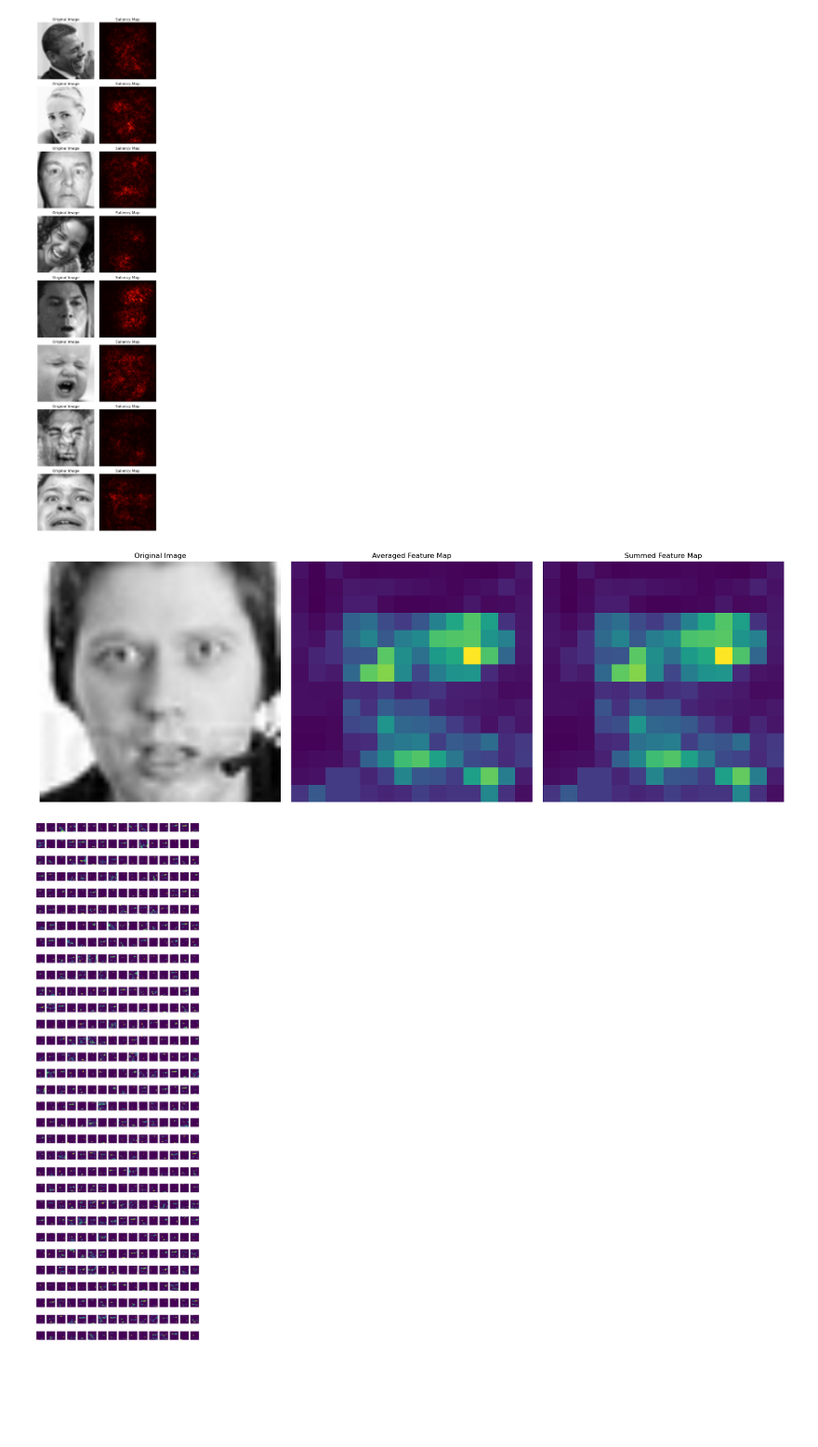
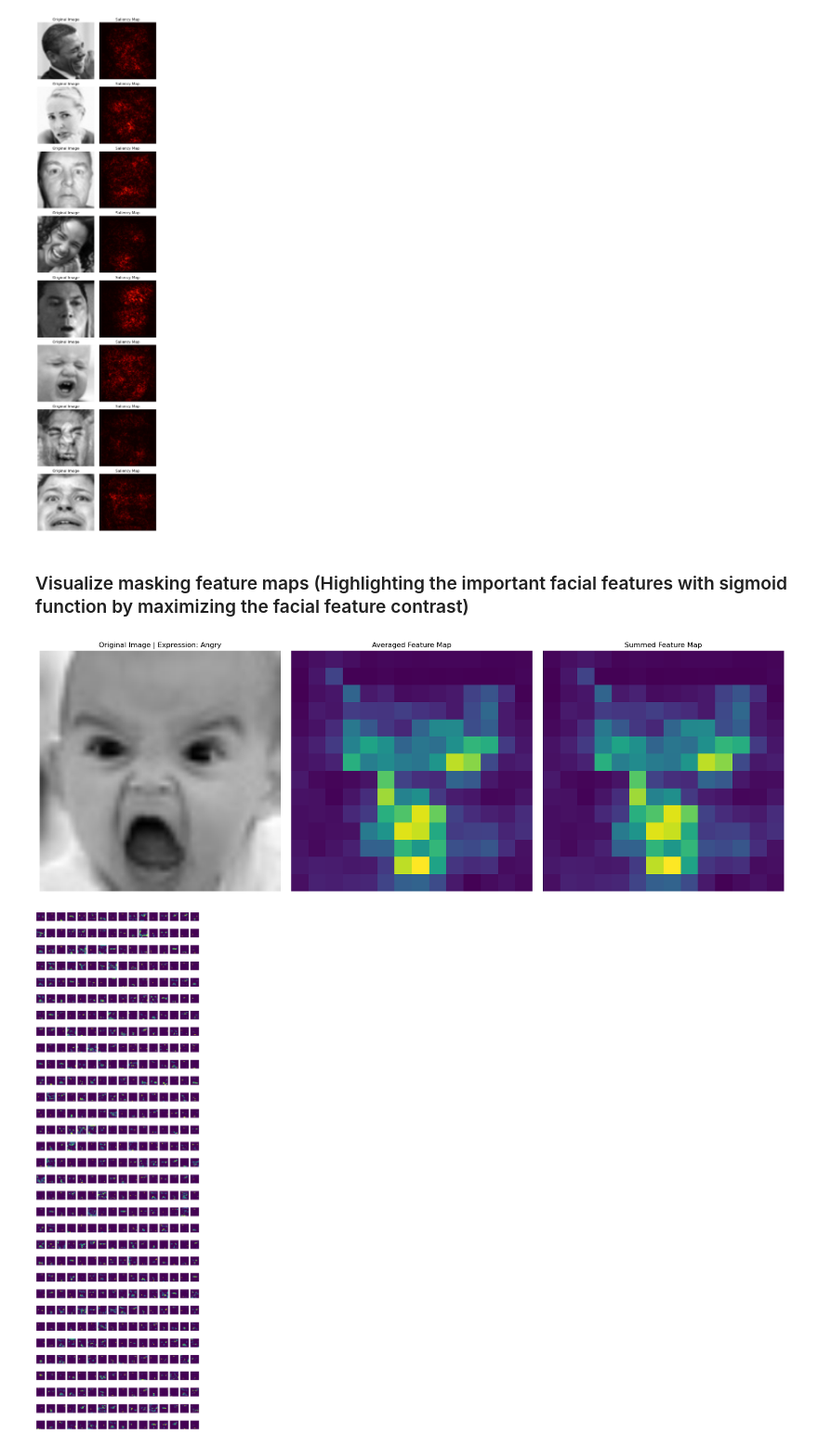
Before and after one commit to beamsbe97/FER_ModernAI, a Jupyter notebook: RMN (Batch 8 LR 0.00055).ipynb, the cells around one changed output. Shown at 93% size. Saved outputs shown, nothing was run; the diff lists cells and outputs as text; code cells hidden in the pictures; blank space fills up the shorter version.

```diff
--- a/RMN (Batch 8 LR 0.00055).ipynb
+++ b/RMN (Batch 8 LR 0.00055).ipynb
@@ -278,12 +280,10 @@ plt.tight_layout()
 plt.show()
 # %% [output]
 [figure]
+# %% [markdown]
+### Visualize masking feature maps (Highlighting the important facial features with sigmoid function by maximizing the facial feature contrast)
 # %%
-import torch
-import matplotlib.pyplot as plt
-import numpy as np
-
-def visualize_combined_feature_map(image, feature_maps):
+def visualize_combined_feature_map(image, label, feature_maps):
     # Convert the image tensor to a numpy array and transpose to HxWxC
     image_np = image.cpu().numpy().transpose(1, 2, 0)
 
@@ -300,7 +300,7 @@ def visualize_combined_feature_map(image, feature_maps):
     fig, ax = plt.subplots(1, 3, figsize=(18, 6))
 
     ax[0].imshow(image_np)
-    ax[0].set_title('Original Image')
+    ax[0].set_title(f"Original Image | Expression: {results_label[label]}")
     ax[0].axis('off')
 
     ax[1].imshow(avg_feature_map, cmap='viridis')
@@ -329,21 +329,21 @@ def visualize_combined_feature_map(image, feature_maps):
 
     plt.tight_layout()
     plt.show()
-
-# Get a sample image from the train loader
-sample = next(iter(train_loader))
-images, labels = sample
-images, labels = images.to(device), labels.to(device)
-
-# Visualize the masking layer for the first image in the batch
-model.eval()
-with torch.no_grad():
-    _, masking_out = model(images[1].unsqueeze(0).to(device))
-
-masking_out = masking_out.squeeze().cpu().numpy()
-
-# Visualize the combined feature map
-visualize_combined_feature_map(images[1], masking_out)
-# %% [output]
-[figure, removed]
-[figure, removed]
+# %%
+# Get a sample image from the train loader
+sample = next(iter(train_loader))
+images, labels = sample
+images, labels = images.to(device), labels.to(device)
+
+# Visualize the masking layer for the first image in the batch
+model.eval()
+with torch.no_grad():
+    _, masking_out = model(images[0].unsqueeze(0).to(device))
+
+masking_out = masking_out.squeeze().cpu().numpy()
+
+# Visualize the combined feature map
+visualize_combined_feature_map(images[0], labels[0], masking_out)
+# %% [output]
+[figure, added]
+[figure, added]
```
Also changed, not shown: parts of 2 cells of this notebook.
